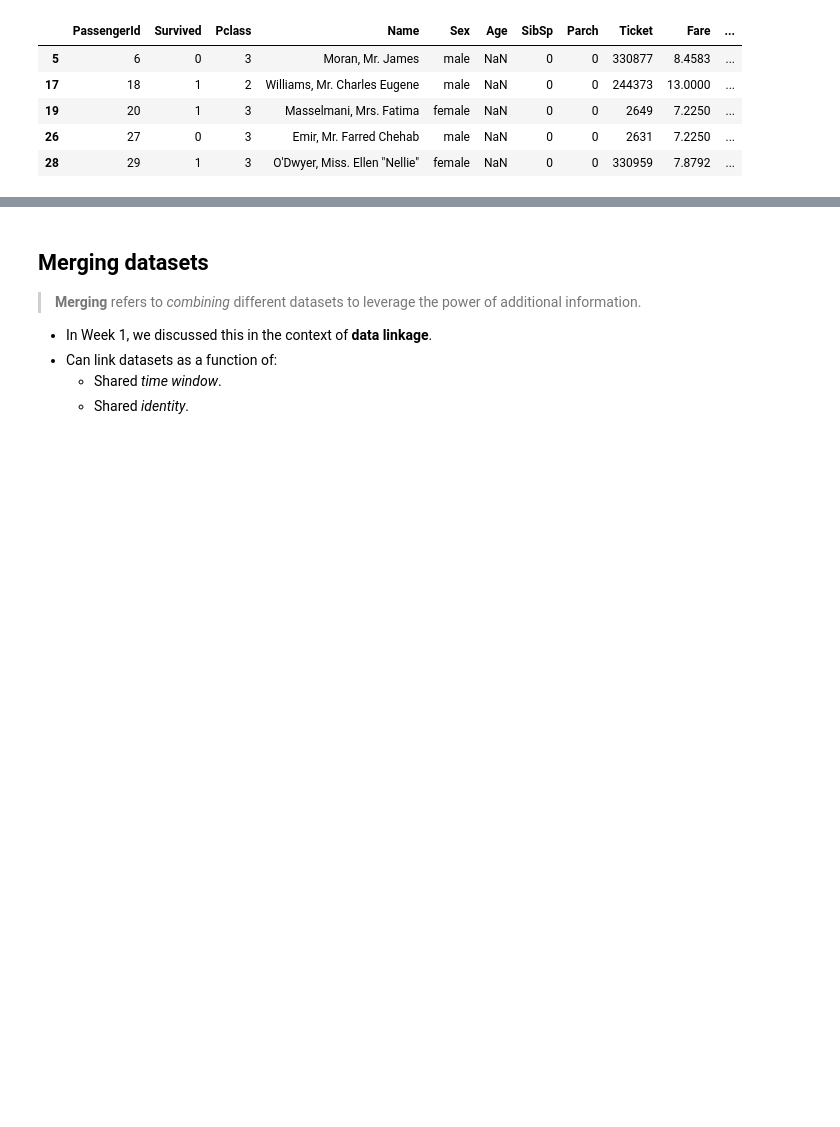
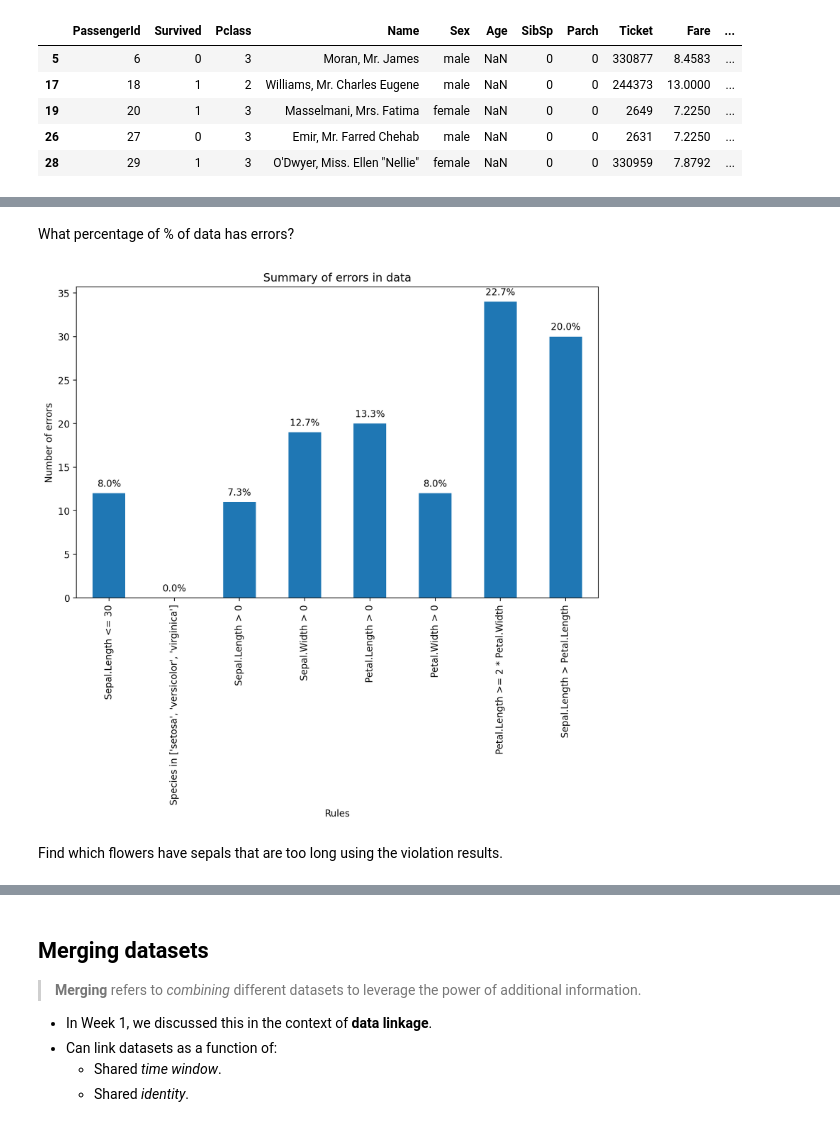
Before and after one commit to kflisikowsky/Data_Analysis_Workshops, a Jupyter notebook: 08-wrangling.ipynb, the cells around one changed output, grey strips where cells are left out. Cells and saved outputs as stored; diff of their text form; code cells hidden in the pictures; blank space fills up the shorter version.

```diff
--- a/08-wrangling.ipynb
+++ b/08-wrangling.ipynb
@@ -341,0 +549,3 @@ df_titanic[df_titanic['Age'].isna()].head(5)
+# %%
+dirty_iris = pd.read_csv("data/dirty_iris.csv")
+dirty_iris.head(3)
@@ -341,0 +607,11 @@ df_titanic[df_titanic['Age'].isna()].head(5)
+# %%
+# We check for rule violations:
+violations = {rule: ~result for rule, result in rules.items()}
+
+# We summarize them:
+summary = {rule: result.sum() for rule, result in violations.items()}
+
+# Print:
+print("Summary of Violations:")
+for rule, count in summary.items():
+    print(f"{rule}: {count} violations")
@@ -341,0 +628,23 @@ df_titanic[df_titanic['Age'].isna()].head(5)
+# %% [markdown]
+What percentage of % of data has errors?
+# %%
+import matplotlib.pyplot as plt
+# Violation Chart:
+violation_counts = pd.Series(summary)
+ax = violation_counts.plot(kind='bar', figsize=(10, 6))
+plt.title('Summary of errors in data')
+plt.xlabel('Rules')
+plt.ylabel('Number of errors')
+
+# I add the percentages above the bars:
+for p in ax.patches:
+    ax.annotate(f'{p.get_height() / len(dirty_iris) * 100:.1f}%',
+                (p.get_x() + p.get_width() / 2., p.get_height()),
+                ha='center', va='center', xytext=(0, 10),
+                textcoords='offset points')
+
+plt.show()
+# %% [output]
+[figure, added]
+# %% [markdown]
+Find which flowers have sepals that are too long using the violation results.
```
Also changed, not shown: parts of 71 cells of this notebook.
